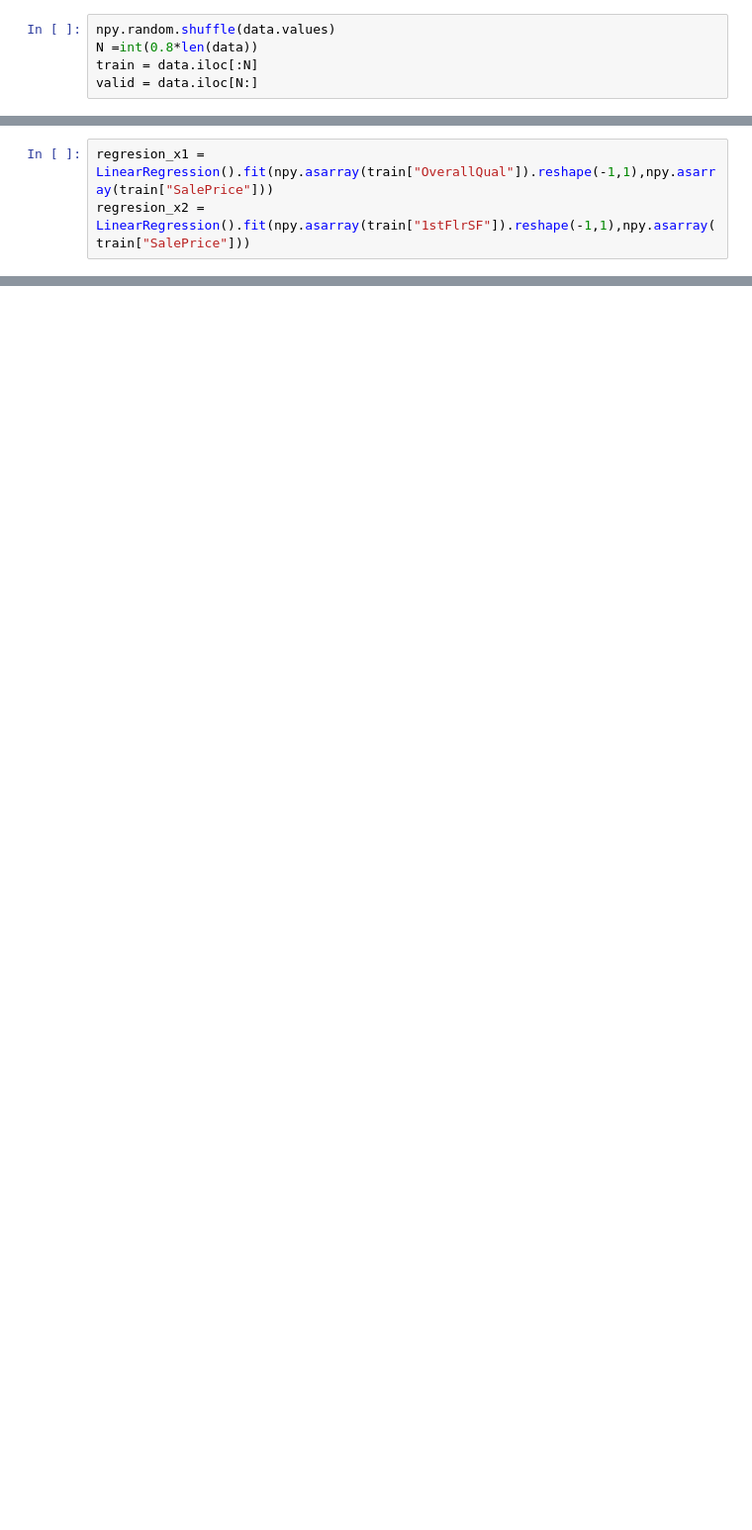
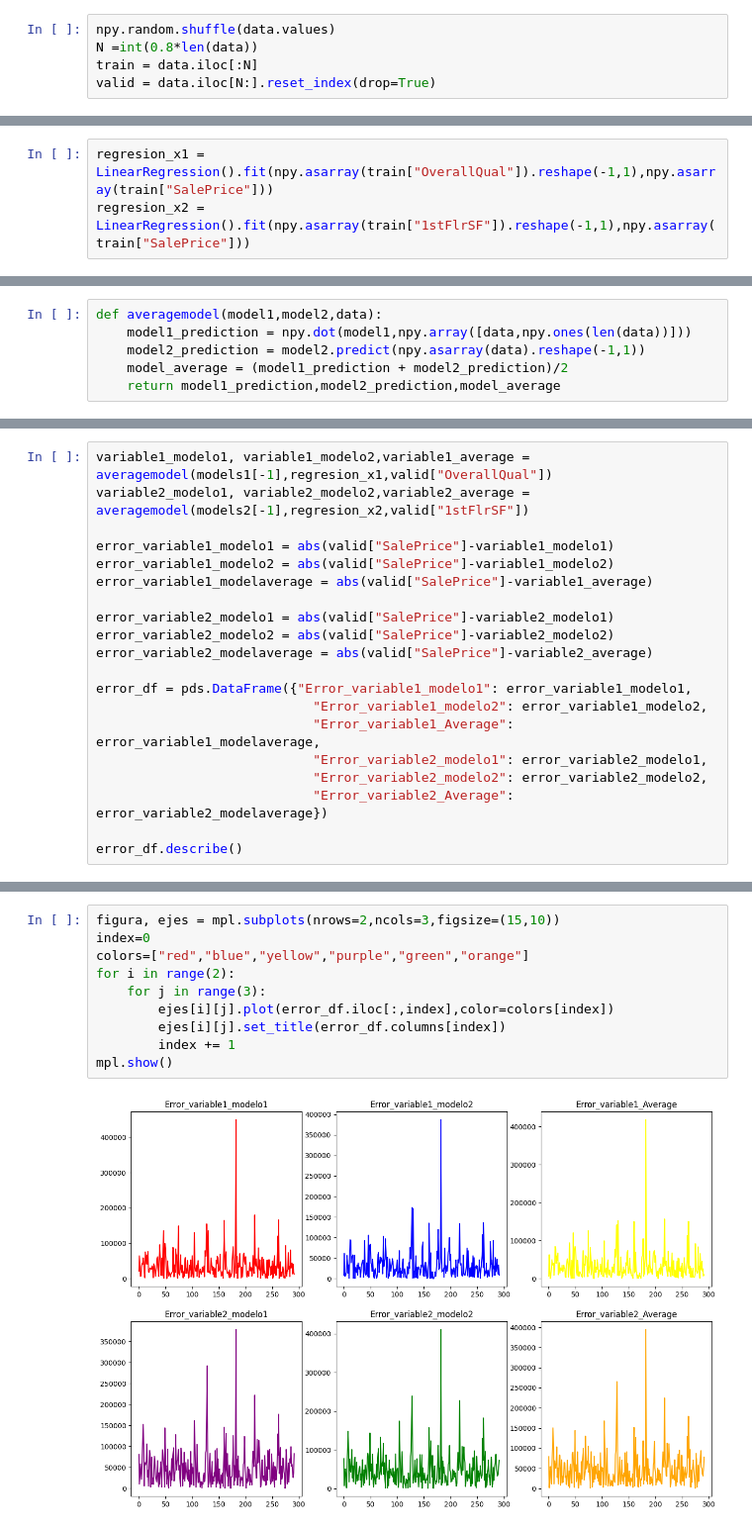
Before and after one commit to carlosriverayong/DataSciencePython, a Jupyter notebook: Proyecto 1 Carlos Rivera Yong 23008861.ipynb, the cells around one changed output, grey strips where cells are left out. Shown at 99% size. Cells and saved outputs as stored; diff of their text form; blank space fills up the shorter version.

```diff
--- a/Proyecto 1 Carlos Rivera Yong 23008861.ipynb
+++ b/Proyecto 1 Carlos Rivera Yong 23008861.ipynb
@@ -14,4 +30,4 @@ data = pds.DataFrame(npy.load("proyecto_training_data.npy"),columns=['SalePrice'
 npy.random.shuffle(data.values)
 N =int(0.8*len(data))
 train = data.iloc[:N]
-valid = data.iloc[N:]
+valid = data.iloc[N:].reset_index(drop=True)
@@ -142,0 +186,6 @@ regresion_x2 = LinearRegression().fit(npy.asarray(train["1stFlrSF"]).reshape(-1,
+# %%
+def averagemodel(model1,model2,data):
+    model1_prediction = npy.dot(model1,npy.array([data,npy.ones(len(data))]))
+    model2_prediction = model2.predict(npy.asarray(data).reshape(-1,1))
+    model_average = (model1_prediction + model2_prediction)/2
+    return model1_prediction,model2_prediction,model_average
@@ -142,0 +194,20 @@ regresion_x2 = LinearRegression().fit(npy.asarray(train["1stFlrSF"]).reshape(-1,
+# %%
+variable1_modelo1, variable1_modelo2,variable1_average = averagemodel(models1[-1],regresion_x1,valid["OverallQual"])
+variable2_modelo1, variable2_modelo2,variable2_average = averagemodel(models2[-1],regresion_x2,valid["1stFlrSF"])
+
+error_variable1_modelo1 = abs(valid["SalePrice"]-variable1_modelo1)
+error_variable1_modelo2 = abs(valid["SalePrice"]-variable1_modelo2)
+error_variable1_modelaverage = abs(valid["SalePrice"]-variable1_average)
+
+error_variable2_modelo1 = abs(valid["SalePrice"]-variable2_modelo1)
+error_variable2_modelo2 = abs(valid["SalePrice"]-variable2_modelo2)
+error_variable2_modelaverage = abs(valid["SalePrice"]-variable2_average)
+
+error_df = pds.DataFrame({"Error_variable1_modelo1": error_variable1_modelo1,
+                            "Error_variable1_modelo2": error_variable1_modelo2,
+                            "Error_variable1_Average": error_variable1_modelaverage,
+                            "Error_variable2_modelo1": error_variable2_modelo1,
+                            "Error_variable2_modelo2": error_variable2_modelo2,
+                            "Error_variable2_Average": error_variable2_modelaverage})
+
+error_df.describe()
@@ -142,0 +226,12 @@ regresion_x2 = LinearRegression().fit(npy.asarray(train["1stFlrSF"]).reshape(-1,
+# %%
+figura, ejes = mpl.subplots(nrows=2,ncols=3,figsize=(15,10))
+index=0
+colors=["red","blue","yellow","purple","green","orange"]
+for i in range(2):
+    for j in range(3):
+        ejes[i][j].plot(error_df.iloc[:,index],color=colors[index])
+        ejes[i][j].set_title(error_df.columns[index])
+        index += 1
+mpl.show()
+# %% [output]
+[figure, added]
```
Also changed, not shown: parts of 23 cells of this notebook, 2 other files.
